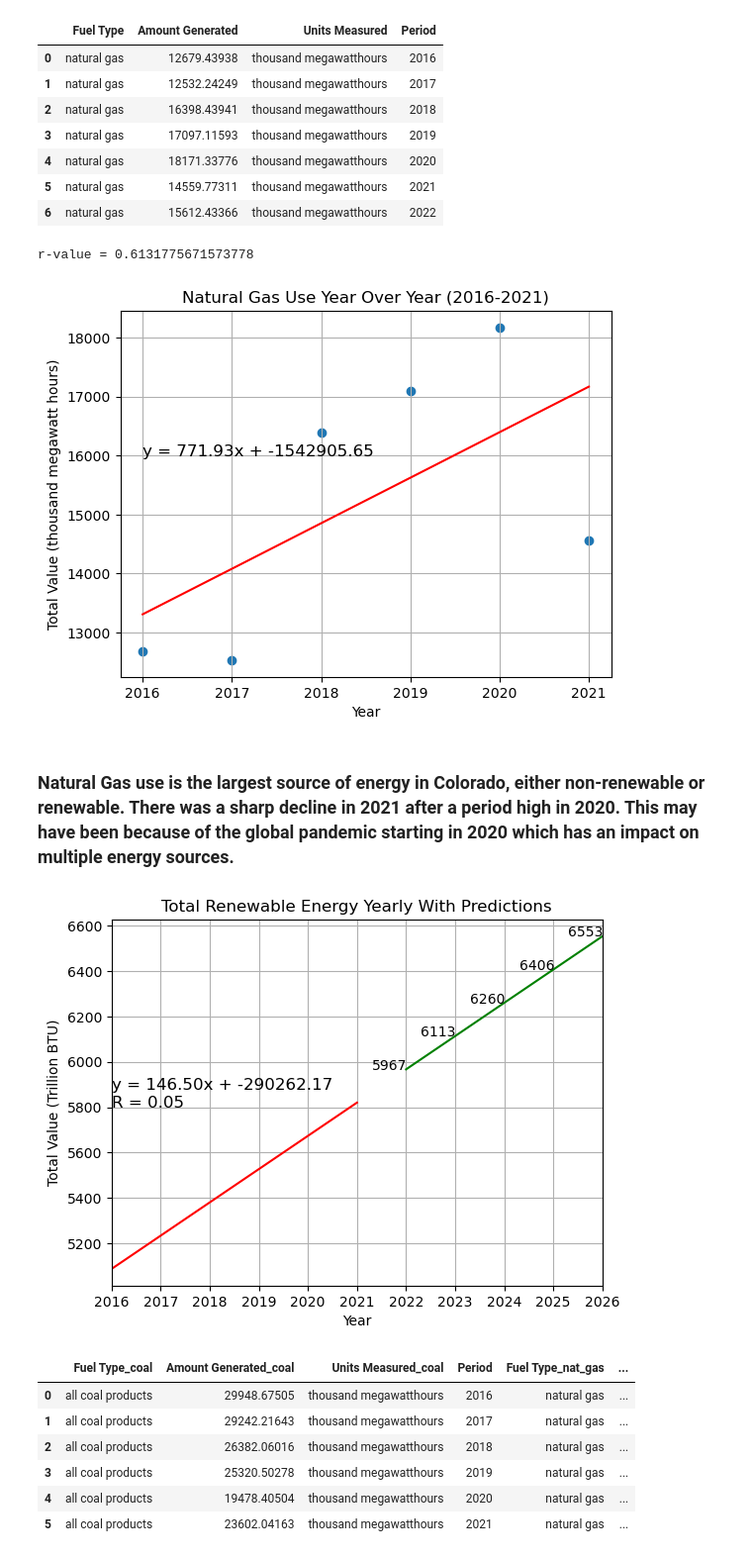
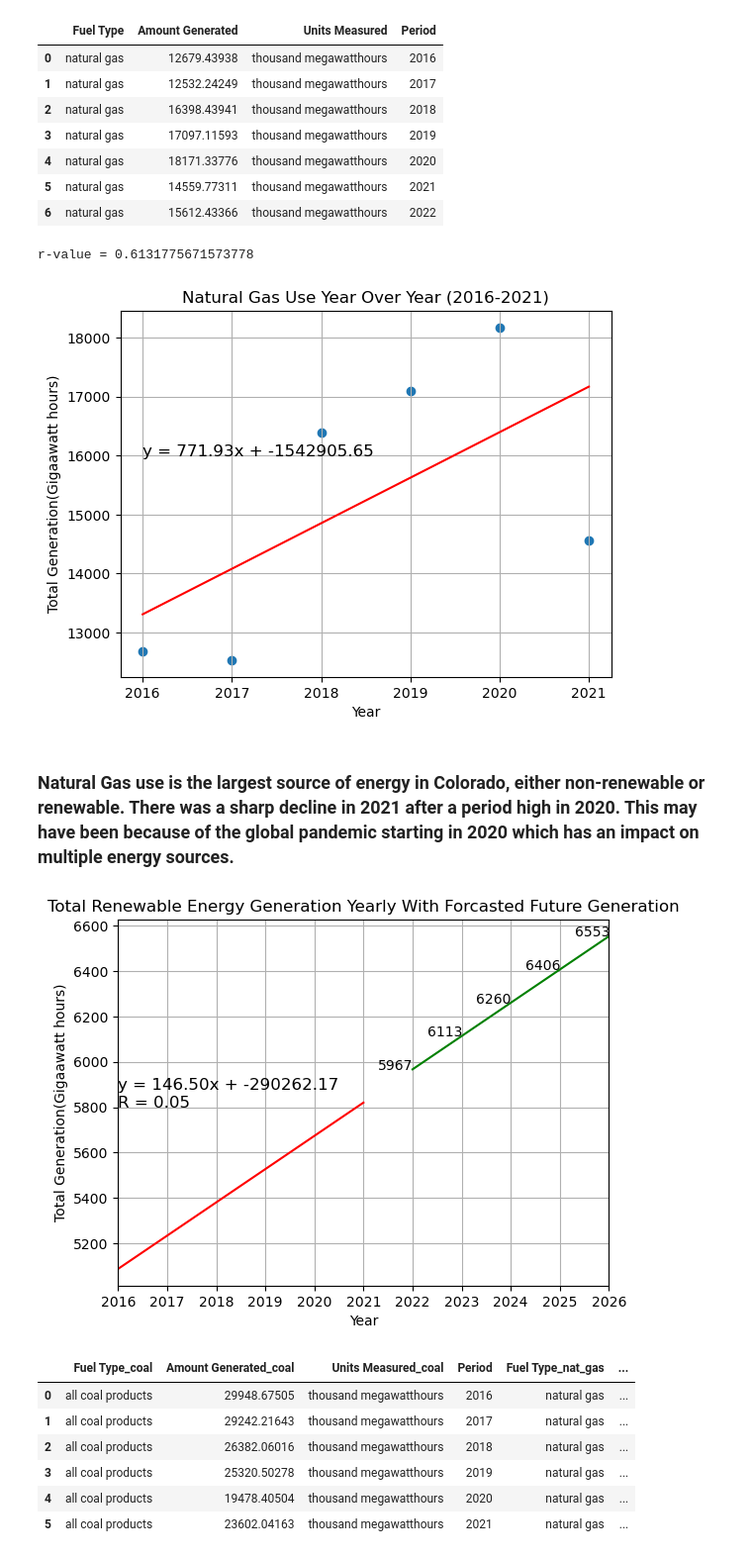
Before and after one commit to Zmart-22/Group-Project-1, a Jupyter notebook: pynergyII.ipynb, the cells around one changed output. Shown at 99% size. Drawn from its saved outputs; the diff is of its cells as text; code cells hidden in the pictures.

Commit message:
change units for scatter plots

```diff
--- a/pynergyII.ipynb
+++ b/pynergyII.ipynb
@@ -288,7 +288,7 @@ nat_gas_df = nat_gas_df[(nat_gas_df['Period'] >= 2016) & (nat_gas_df['Period'] <
 plt.scatter(x='Period', y='Amount Generated', data=nat_gas_df)
 
 plt.xlabel('Year')
-plt.ylabel('Total Value (thousand megawatt hours)')
+plt.ylabel('Total Generation(Gigaawatt hours)')
 plt.title('Natural Gas Use Year Over Year (2016-2021)')
 
 m, b, r, _, _ = linregress(nat_gas_df['Period'], nat_gas_df['Amount Generated'])
@@ -302,7 +302,7 @@ plt.grid()
 plt.show()
 # %% [output]
 r-value = 0.6131775671573778
-[figure, old version]
+[figure, new version]
 # %% [markdown]
 ### Natural Gas use is the largest source of energy in Colorado, either non-renewable or renewable. There was a sharp decline in 2021 after a period high in 2020. This may have been because of the global pandemic starting in 2020 which has an impact on multiple energy sources.
 # %%
@@ -317,36 +317,36 @@ total_energy_df = total_energy_df[(total_energy_df['Period'] >= 2016) & (total_e
 # Set the x-axis limits to only include the period between 2016-2021
 plt.xlim(2016, 2026)
 
 # Set the x-axis tick locations and labels
 
 plt.xticks([2016, 2017, 2018, 2019, 2020, 2021, 2022, 2023, 2024, 2025, 2026])
 plt.xlabel('Year')
-plt.ylabel('Total Value (Trillion BTU)')
-plt.title('Total Renewable Energy Yearly With Predictions')
+plt.ylabel('Total Generation(Gigaawatt hours)')
+plt.title('Total Renewable Energy Generation Yearly With Forcasted Future Generation')
 
 
 # Calculate and plot the regression line
 
 m, b, r, _, _ = linregress(total_energy_df['Period'], total_energy_df['Value'])
 plt.plot(total_energy_df['Period'], m*total_energy_df['Period'] + b, color='red')
 
 # Display the regression equation and r-value on the plot
 
 plt.text(2016, 5800, f'y = {m:.2f}x + {b:.2f}\nR = {r:.2f}', fontsize=12)
 
 # Make predictions for the next 5 years (2022-2026) using the regression equation
 
 x_pred = np.array([2022, 2023, 2024, 2025, 2026])
 y_pred = m*x_pred + b
 plt.plot(x_pred, y_pred, color='green')
 plt.grid()
 
 for x, y in zip(x_pred, y_pred):
     plt.text(x-.34, y-1, f'{y:.0f}', ha='center')
 
 plt.show()
 # %% [output]
-[figure, old version]
+[figure, new version]
 # %%
 merged_df = pd.merge(coal_df, nat_gas_df, on='Period', suffixes=('_coal', '_nat_gas'))
 merged_df
```
Also changed, not shown: parts of 12 cells of this notebook.
